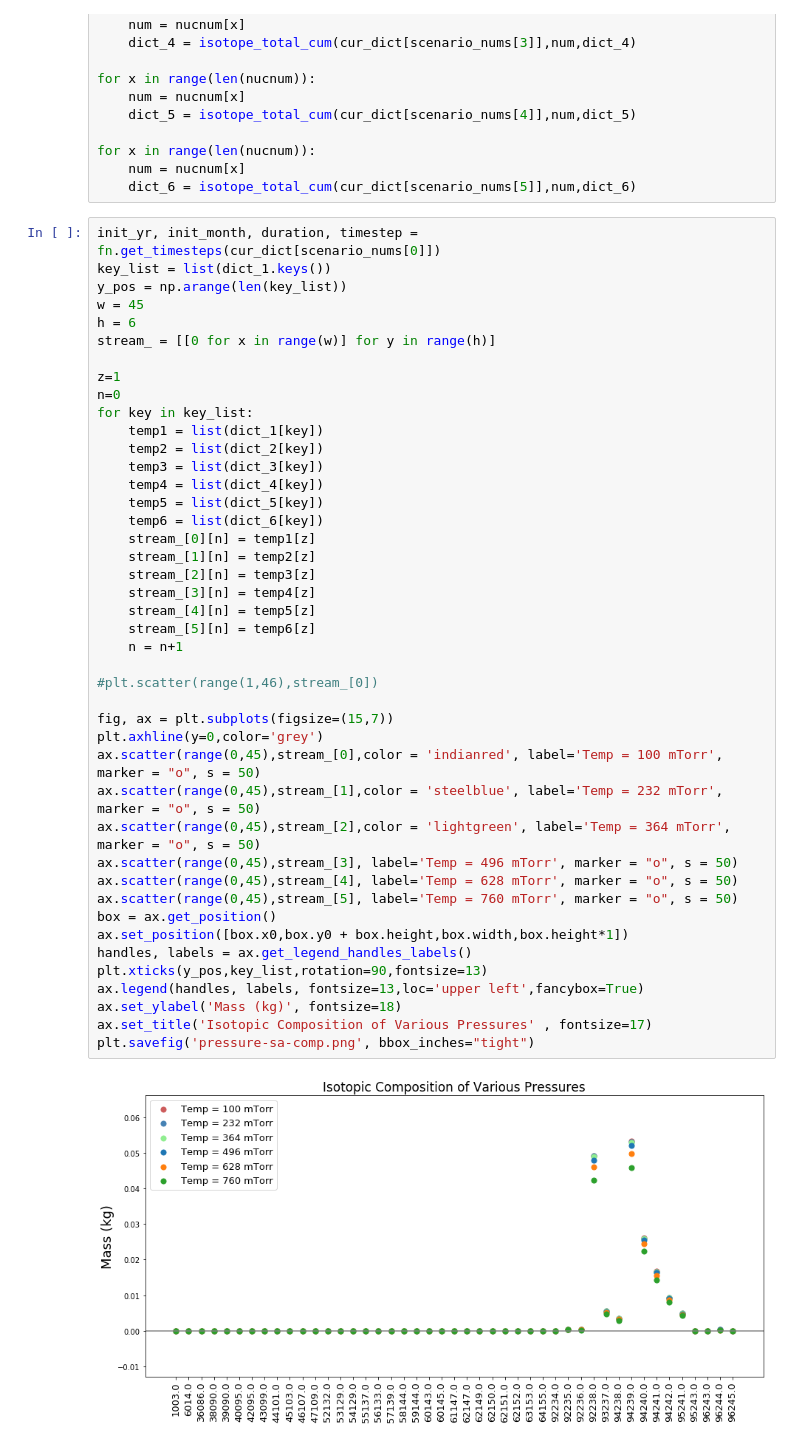
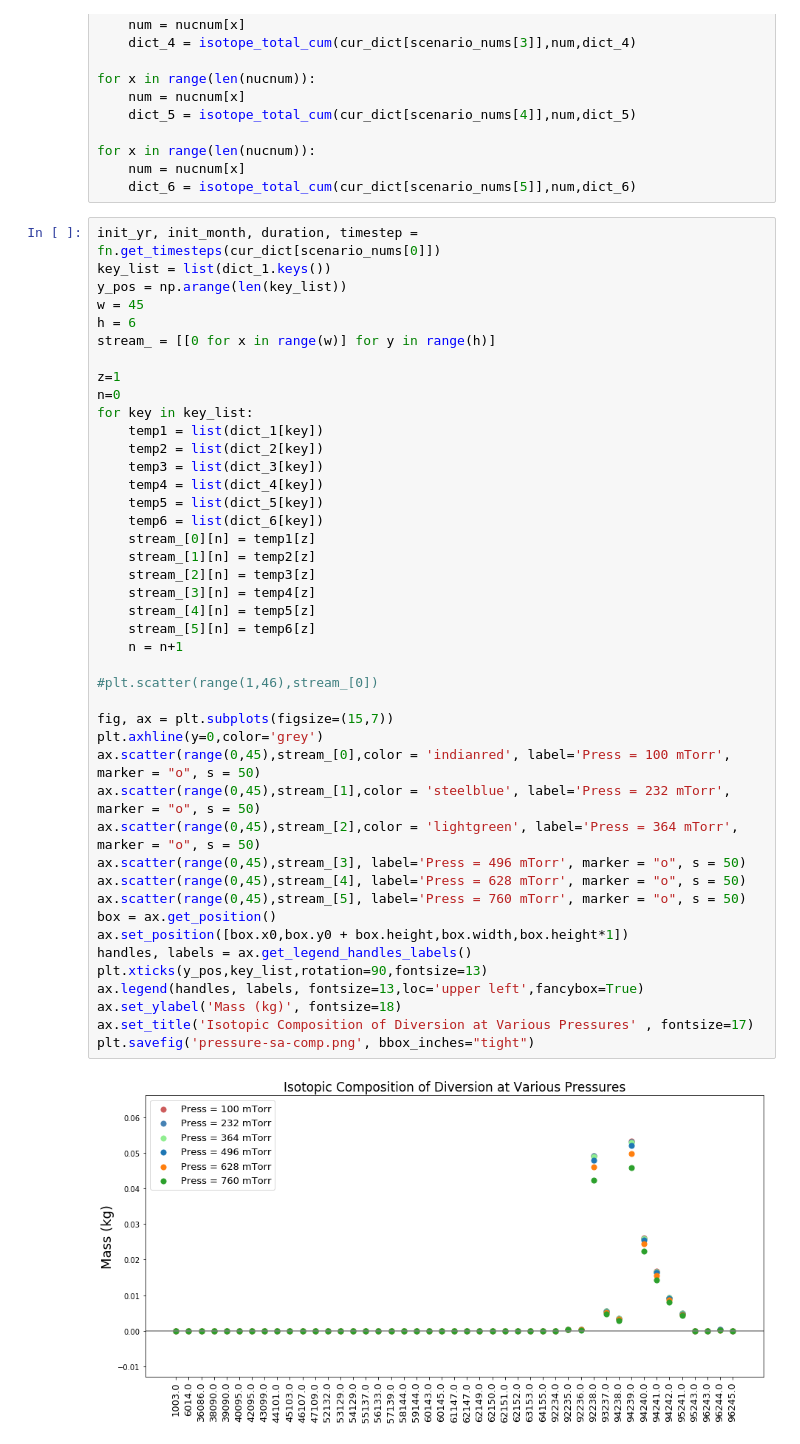
Before and after one commit to arfc/dcwrapper, a Jupyter notebook: dakota/oat/pyre/ref-press/ref-press.ipynb, the cells around one changed output. Saved outputs shown, nothing was run; the diff lists cells and outputs as text.

```diff
--- a/dakota/oat/pyre/ref-press/ref-press.ipynb
+++ b/dakota/oat/pyre/ref-press/ref-press.ipynb
@@ -107,38 +107,38 @@ stream_ = [[0 for x in range(w)] for y in range(h)]
 
 z=1
 n=0
 for key in key_list:
     temp1 = list(dict_1[key])
     temp2 = list(dict_2[key])
     temp3 = list(dict_3[key])
     temp4 = list(dict_4[key])
     temp5 = list(dict_5[key])
     temp6 = list(dict_6[key])
     stream_[0][n] = temp1[z]
     stream_[1][n] = temp2[z]
     stream_[2][n] = temp3[z]
     stream_[3][n] = temp4[z]
     stream_[4][n] = temp5[z]
     stream_[5][n] = temp6[z]
     n = n+1
 
 #plt.scatter(range(1,46),stream_[0])
 
 fig, ax = plt.subplots(figsize=(15,7))
 plt.axhline(y=0,color='grey')
-ax.scatter(range(0,45),stream_[0],color = 'indianred', label='Temp = 100 mTorr', marker = "o", s = 50)
-ax.scatter(range(0,45),stream_[1],color = 'steelblue', label='Temp = 232 mTorr', marker = "o", s = 50)
-ax.scatter(range(0,45),stream_[2],color = 'lightgreen', label='Temp = 364 mTorr', marker = "o", s = 50)
-ax.scatter(range(0,45),stream_[3], label='Temp = 496 mTorr', marker = "o", s = 50)
-ax.scatter(range(0,45),stream_[4], label='Temp = 628 mTorr', marker = "o", s = 50)
-ax.scatter(range(0,45),stream_[5], label='Temp = 760 mTorr', marker = "o", s = 50)
+ax.scatter(range(0,45),stream_[0],color = 'indianred', label='Press = 100 mTorr', marker = "o", s = 50)
+ax.scatter(range(0,45),stream_[1],color = 'steelblue', label='Press = 232 mTorr', marker = "o", s = 50)
+ax.scatter(range(0,45),stream_[2],color = 'lightgreen', label='Press = 364 mTorr', marker = "o", s = 50)
+ax.scatter(range(0,45),stream_[3], label='Press = 496 mTorr', marker = "o", s = 50)
+ax.scatter(range(0,45),stream_[4], label='Press = 628 mTorr', marker = "o", s = 50)
+ax.scatter(range(0,45),stream_[5], label='Press = 760 mTorr', marker = "o", s = 50)
 box = ax.get_position()
 ax.set_position([box.x0,box.y0 + box.height,box.width,box.height*1])
 handles, labels = ax.get_legend_handles_labels()
 plt.xticks(y_pos,key_list,rotation=90,fontsize=13)
 ax.legend(handles, labels, fontsize=13,loc='upper left',fancybox=True)
 ax.set_ylabel('Mass (kg)', fontsize=18)
-ax.set_title('Isotopic Composition of Various Pressures' , fontsize=17)
+ax.set_title('Isotopic Composition of Diversion at Various Pressures' , fontsize=17)
 plt.savefig('pressure-sa-comp.png', bbox_inches="tight")
 # %% [output]
-[figure, old version]
+[figure, new version]
```
Also changed, not shown: 5 other files.
